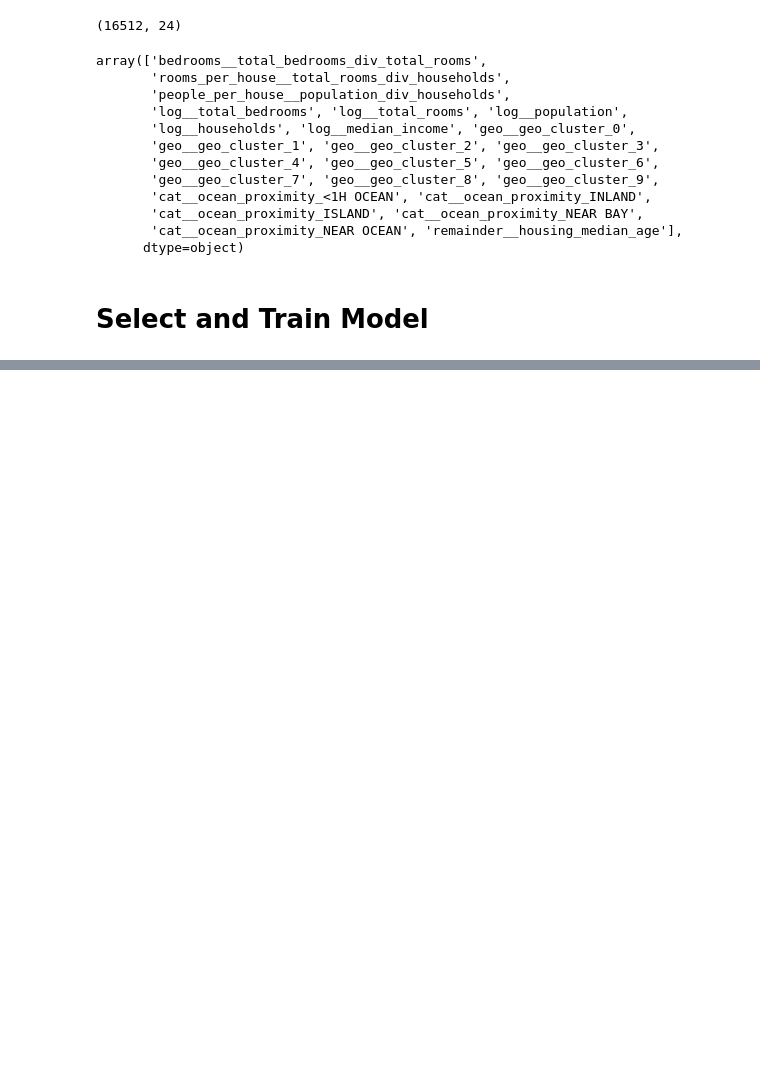
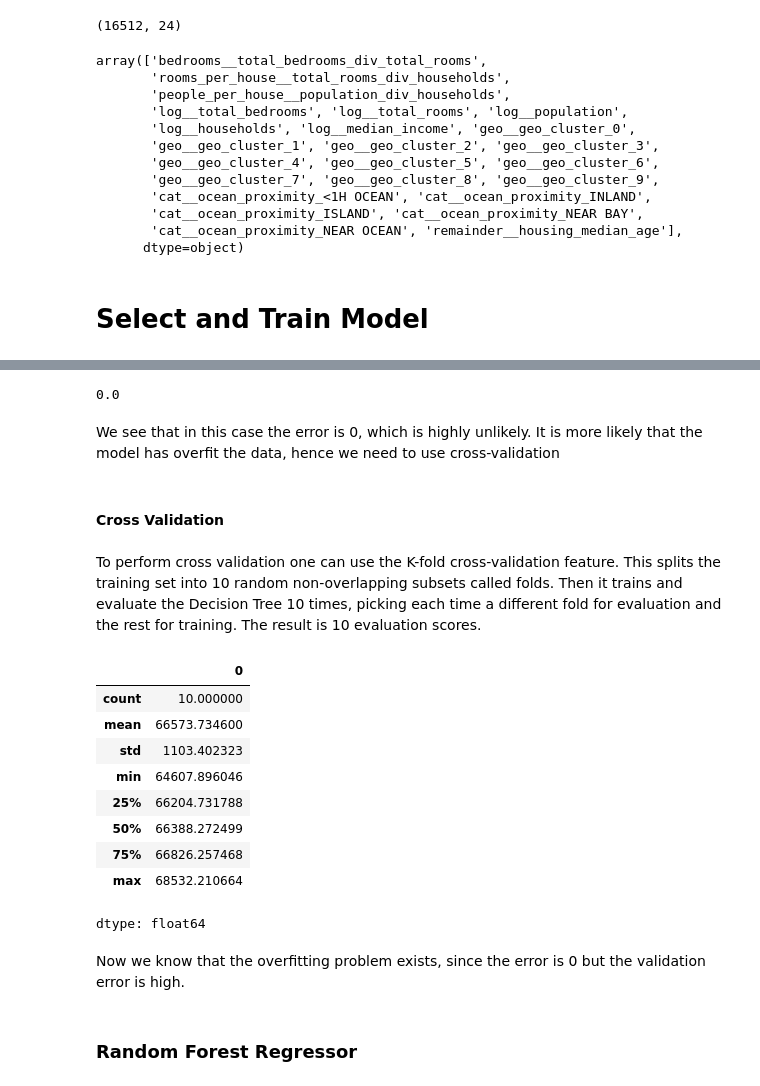
Before and after one commit to FelixPotato2/skills-introduction-to-github, a Jupyter notebook: Predict_district_prices.ipynb, the cells around one changed output, grey strips where cells are left out. Saved outputs shown, nothing was run; the diff lists cells and outputs as text; code cells hidden in the pictures; blank space fills up the shorter version.

```diff
--- a/Predict_district_prices.ipynb
+++ b/Predict_district_prices.ipynb
@@ -918,0 +921,4 @@ array(['bedrooms__total_bedrooms_div_total_rooms',
+# %%
+from sklearn.linear_model import LinearRegression
+lin_reg = make_pipeline(preprocessing, LinearRegression())
+lin_reg.fit(housing, housing_labels)
@@ -918,0 +973,5 @@ array(['bedrooms__total_bedrooms_div_total_rooms',
+# %%
+from sklearn.tree import DecisionTreeRegressor
+
+tree_reg = make_pipeline(preprocessing, DecisionTreeRegressor(random_state = 42))
+tree_reg.fit(housing, housing_labels)
@@ -918,0 +1009,33 @@ array(['bedrooms__total_bedrooms_div_total_rooms',
+# %%
+tree_rmse = root_mean_squared_error(housing_labels, housing_predictions)
+tree_rmse
+# %% [output]
+0.0
+# %% [markdown]
+We see that in this case the error is 0, which is highly unlikely. It is more likely that the model has overfit the data, hence we need to use cross-validation
+# %% [markdown]
+#### Cross Validation
+# %% [markdown]
+To perform cross validation one can use the K-fold cross-validation feature. This splits the training set into 10 random non-overlapping subsets called folds. Then it trains and evaluate the Decision Tree 10 times, picking each time a different fold for evaluation and the rest for training. The result is 10 evaluation scores.
+# %%
+from sklearn.model_selection import cross_val_score
+
+tree_rmses = -cross_val_score(tree_reg, housing, housing_labels,
+                              scoring = 'neg_root_mean_squared_error', cv = 10)
+# %%
+pd.Series(tree_rmses).describe()
+# %% [output]
+|  | 0 |
+| count | 10.000000 |
+| mean | 66573.734600 |
+| std | 1103.402323 |
+| min | 64607.896046 |
+| 25% | 66204.731788 |
+| 50% | 66388.272499 |
+| 75% | 66826.257468 |
+| max | 68532.210664 |
+dtype: float64
+# %% [markdown]
+Now we know that the overfitting problem exists, since the error is 0 but the validation error is high.
+# %% [markdown]
+### Random Forest Regressor
```
Also changed, not shown: parts of 31 cells of this notebook.
